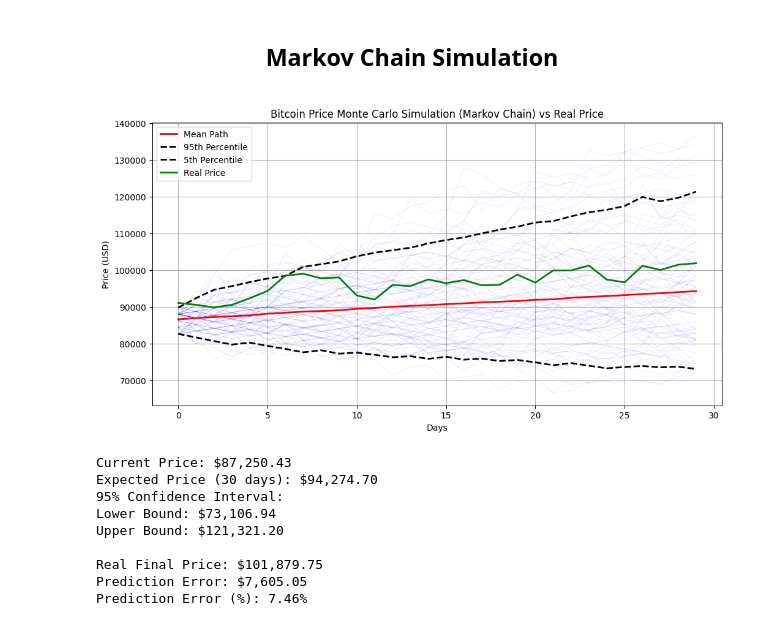
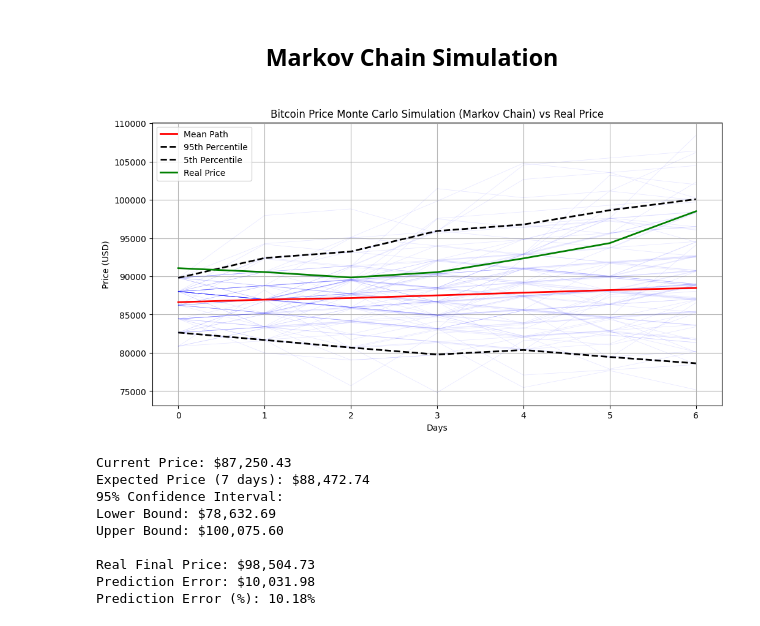
Before and after one commit to gbagush/CryptoPricePrediction, a Jupyter notebook: markov-chain.ipynb, the cells around one changed output. Cells and saved outputs as stored; diff of their text form; code cells hidden in the pictures.

```diff
--- a/markov-chain.ipynb
+++ b/markov-chain.ipynb
@@ -30,7 +30,7 @@ def calculate_transition_matrix(states, num_states):
 transition_matrix = calculate_transition_matrix(df['State'].dropna().astype(int), num_states)
 
 num_simulations = 1000
-num_days = 30
+num_days = 7
 last_price = df['Close'].iloc[-1]
 last_state = df['State'].iloc[-1]
 
@@ -58,41 +58,41 @@ for i in range(100):
     plt.plot(simulation_results[:, i], 'b-', alpha=0.1, linewidth=0.5)
 
 plt.plot(mean_path, 'r-', label='Mean Path', linewidth=2)
 plt.plot(upper_bound, 'k--', label='95th Percentile', linewidth=2)
 plt.plot(lower_bound, 'k--', label='5th Percentile', linewidth=2)
 
 if compare_with_real_data:
     df_real = pd.read_csv('data/BTC-USD_1mo_2024-12-15.csv')
     plt.plot(df_real['Close'].values[:num_days], 'g-', label='Real Price', linewidth=2)
     plt.title('Bitcoin Price Monte Carlo Simulation (Markov Chain) vs Real Price')
 else:
     plt.title('Bitcoin Price Monte Carlo Simulation (Markov Chain)')
 
 plt.xlabel('Days')
 plt.ylabel('Price (USD)')
 plt.legend()
 plt.grid(True)
 plt.show()
 
 print(f"Current Price: ${last_price:,.2f}")
-print(f"Expected Price (30 days): ${mean_path[-1]:,.2f}")
+print(f"Expected Price ({num_days} days): ${mean_path[-1]:,.2f}")
 print(f"95% Confidence Interval:")
 print(f"Lower Bound: ${lower_bound[-1]:,.2f}")
 print(f"Upper Bound: ${upper_bound[-1]:,.2f}")
 
 if compare_with_real_data and len(df_real) >= num_days:
     real_final_price = df_real['Close'].iloc[num_days-1]
     print(f"\nReal Final Price: ${real_final_price:,.2f}")
     print(f"Prediction Error: ${abs(mean_path[-1] - real_final_price):,.2f}")
     print(f"Prediction Error (%): {abs(mean_path[-1] - real_final_price) / real_final_price * 100:.2f}%")
 # %% [output]
-[figure, old version]
+[figure, new version]
 Current Price: $87,250.43
-Expected Price (30 days): $94,274.70
+Expected Price (7 days): $88,472.74
 95% Confidence Interval:
-Lower Bound: $73,106.94
-Upper Bound: $121,321.20
+Lower Bound: $78,632.69
+Upper Bound: $100,075.60
 
-Real Final Price: $101,879.75
-Prediction Error: $7,605.05
-Prediction Error (%): 7.46%
+Real Final Price: $98,504.73
+Prediction Error: $10,031.98
+Prediction Error (%): 10.18%
```
Also changed, not shown: 13 other files.
